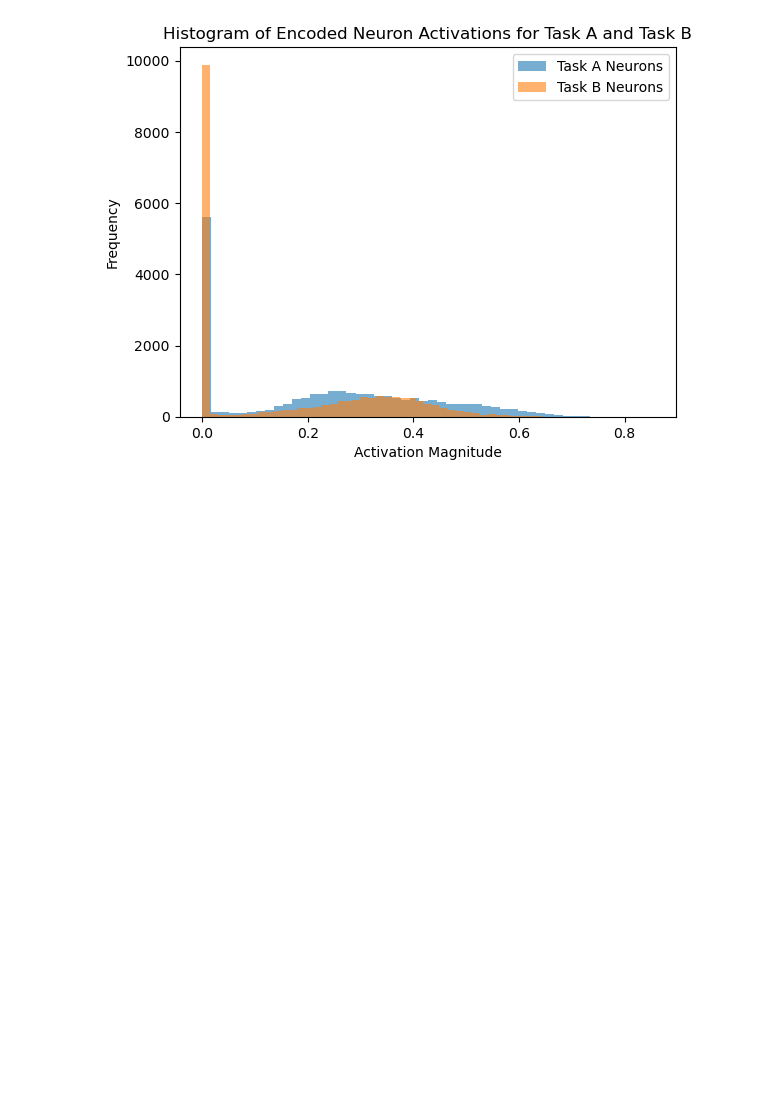
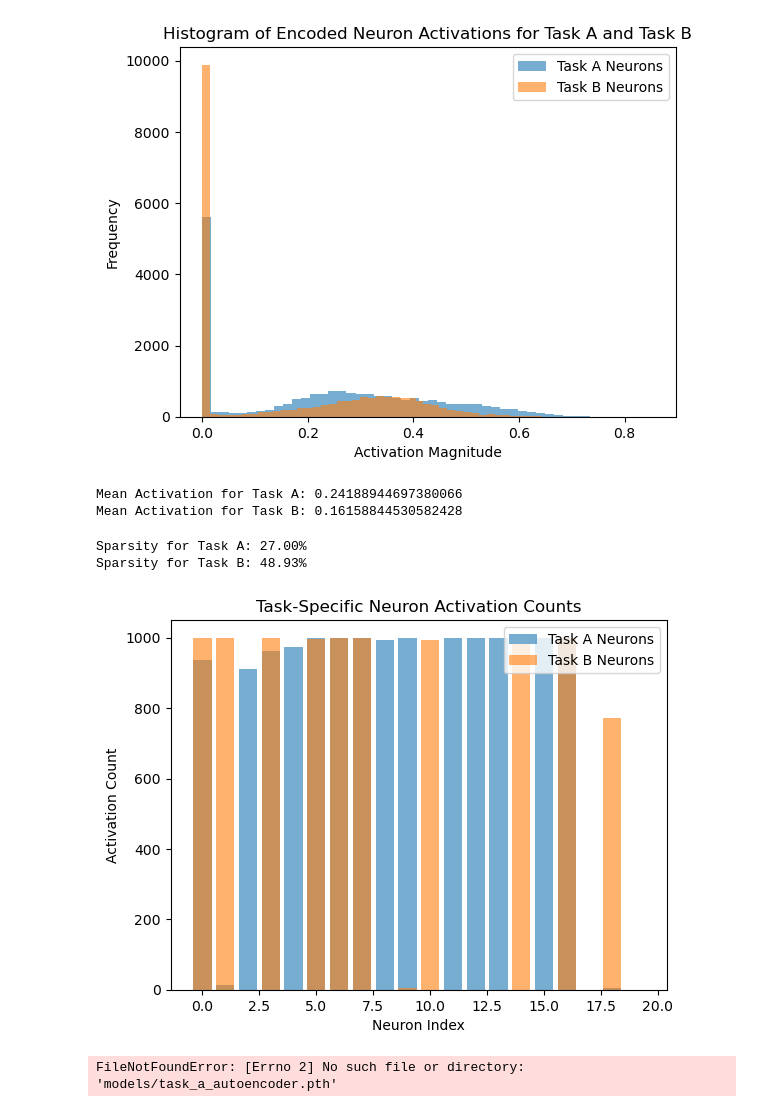
Before and after one commit to IdaCy/neuron_identify, a Jupyter notebook: notebooks/visualize_task_neurons.ipynb, the cells around one changed output. Saved outputs shown, nothing was run; the diff lists cells and outputs as text; code cells hidden in the pictures; blank space fills up the shorter version.

```diff
--- a/notebooks/visualize_task_neurons.ipynb
+++ b/notebooks/visualize_task_neurons.ipynb
@@ -32,3 +32,76 @@ plt.title("Histogram of Encoded Neuron Activations for Task A and Task B")
 plt.show()
 # %% [output]
 [figure]
+# %%
+mean_activation_a = encoded_a.mean().item()
+mean_activation_b = encoded_b.mean().item()
+print(f"Mean Activation for Task A: {mean_activation_a}")
+print(f"Mean Activation for Task B: {mean_activation_b}")
+# %% [output]
+Mean Activation for Task A: 0.24188944697380066
+Mean Activation for Task B: 0.16158844530582428
+# %%
+sparsity_a = (encoded_a < 1e-3).float().mean().item()
+sparsity_b = (encoded_b < 1e-3).float().mean().item()
+print(f"Sparsity for Task A: {sparsity_a * 100:.2f}%")
+print(f"Sparsity for Task B: {sparsity_b * 100:.2f}%")
+# %% [output]
+Sparsity for Task A: 27.00%
+Sparsity for Task B: 48.93%
+# %%
+active_neurons_a = (encoded_a > 0.1).sum(dim=0)  # Count of times each neuron activates for Task A
+active_neurons_b = (encoded_b > 0.1).sum(dim=0)  # Count of times each neuron activates for Task B
+
+plt.bar(range(len(active_neurons_a)), active_neurons_a, alpha=0.6, label="Task A Neurons")
+plt.bar(range(len(active_neurons_b)), active_neurons_b, alpha=0.6, label="Task B Neurons")
+plt.xlabel("Neuron Index")
+plt.ylabel("Activation Count")
+plt.legend()
+plt.title("Task-Specific Neuron Activation Counts")
+plt.show()
+# %% [output]
+[figure, added]
+# %%
+import torch
+import matplotlib.pyplot as plt
+
+# Load the trained autoencoders and task activations
+task_a_autoencoder = torch.load("../models/task_a_autoencoder.pth")
+task_b_autoencoder = torch.load("../models/task_b_autoencoder.pth")
+task_a_activations = torch.load("../data/task_a_activations.pt")
+task_b_activations = torch.load("../data/task_b_activations.pt")
+
+# Get encoded representations for each task
+encoded_a, _ = task_a_autoencoder(task_a_activations)
+encoded_b, _ = task_b_autoencoder(task_b_activations)
+
+# Convert to numpy for easy manipulation
+encoded_a_np = encoded_a.detach().numpy()
+encoded_b_np = encoded_b.detach().numpy()
+
+# Calculate the average activation per neuron for each task
+avg_activation_a = encoded_a_np.mean(axis=0)
+avg_activation_b = encoded_b_np.mean(axis=0)
+
+# Plot average activations for each neuron in Task A and Task B
+plt.figure(figsize=(10, 6))
+plt.plot(avg_activation_a, label="Task A", marker='o', linestyle='-', color="blue", alpha=0.7)
+plt.plot(avg_activation_b, label="Task B", marker='o', linestyle='-', color="orange", alpha=0.7)
+plt.xlabel("Neuron Index")
+plt.ylabel("Average Activation")
+plt.title("Average Activation per Neuron for Task A and Task B")
+plt.legend()
+plt.show()
+
+# Identify task-specific neurons by checking significant differences
+threshold = 0.05  # Define a threshold for considering a difference significant
+task_specific_neurons = {
+    "Task A Specific": [i for i, (a, b) in enumerate(zip(avg_activation_a, avg_activation_b)) if a - b > threshold],
+    "Task B Specific": [i for i, (a, b) in enumerate(zip(avg_activation_a, avg_activation_b)) if b - a > threshold]
+}
+
+# Display task-specific neurons
+print("Task A Specific Neurons:", task_specific_neurons["Task A Specific"])
+print("Task B Specific Neurons:", task_specific_neurons["Task B Specific"])
+# %% [output]
+FileNotFoundError: [Errno 2] No such file or directory: 'models/task_a_autoencoder.pth'
```
Also changed, not shown: 1 other file.
